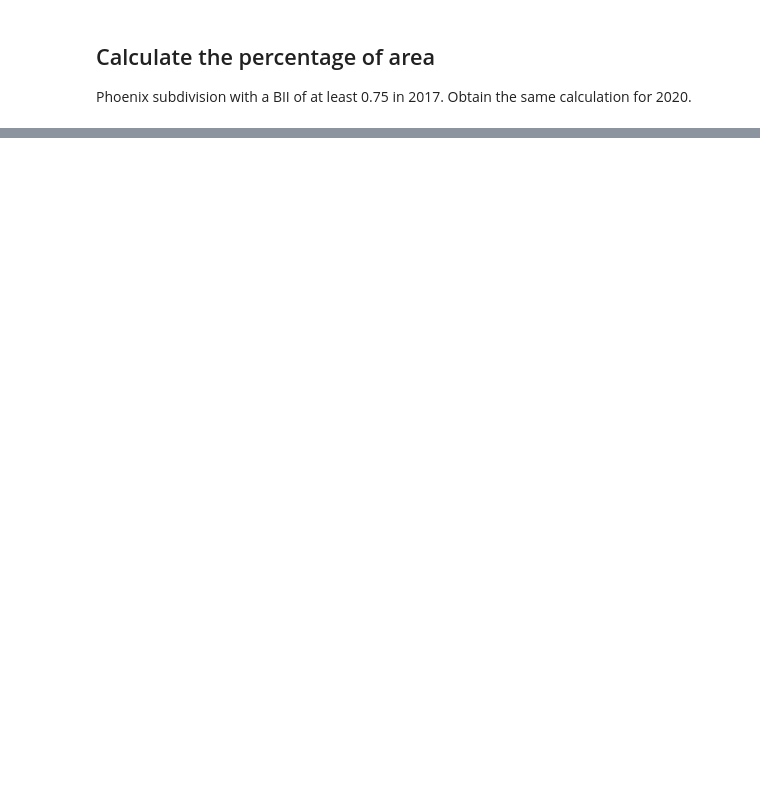
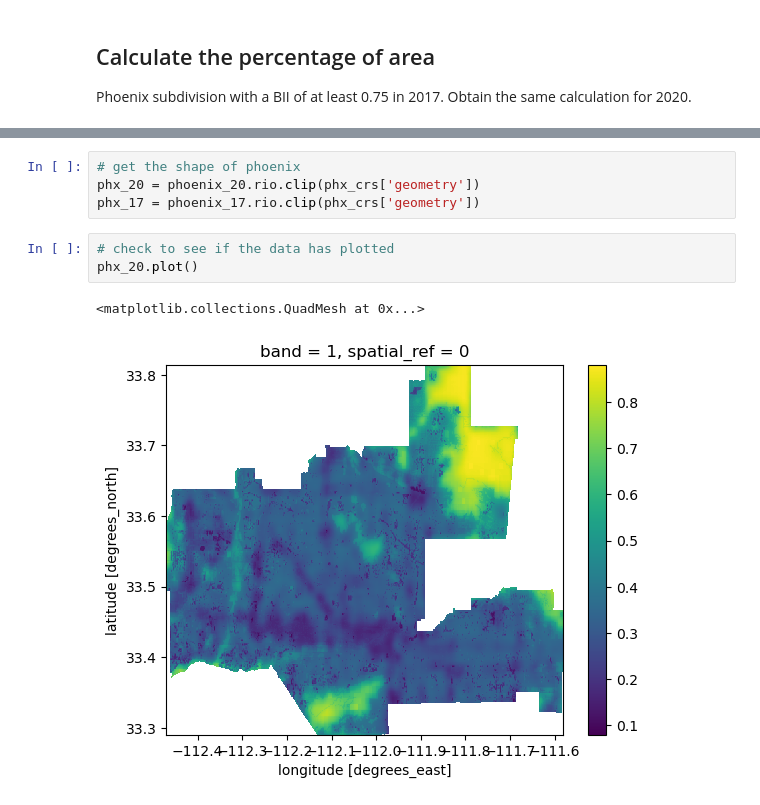
Before and after one commit to lunacatalan/biodiversity-loss-phoenix, a Jupyter notebook: bii_phoenix.ipynb, the cells around one changed output, grey strips where cells are left out. Drawn from its saved outputs; the diff is of its cells as text; blank space fills up the shorter version.

```diff
--- a/bii_phoenix.ipynb
+++ b/bii_phoenix.ipynb
@@ -182,0 +135,10 @@ Text(0.5, 1.0, 'SB County')
+# %%
+# get the shape of phoenix
+phx_20 = phoenix_20.rio.clip(phx_crs['geometry'])
+phx_17 = phoenix_17.rio.clip(phx_crs['geometry'])
+# %%
+# check to see if the data has plotted
+phx_20.plot()
+# %% [output]
+<matplotlib.collections.QuadMesh at 0x...>
+[figure, added]
```
Also changed, not shown: parts of 26 cells of this notebook.
